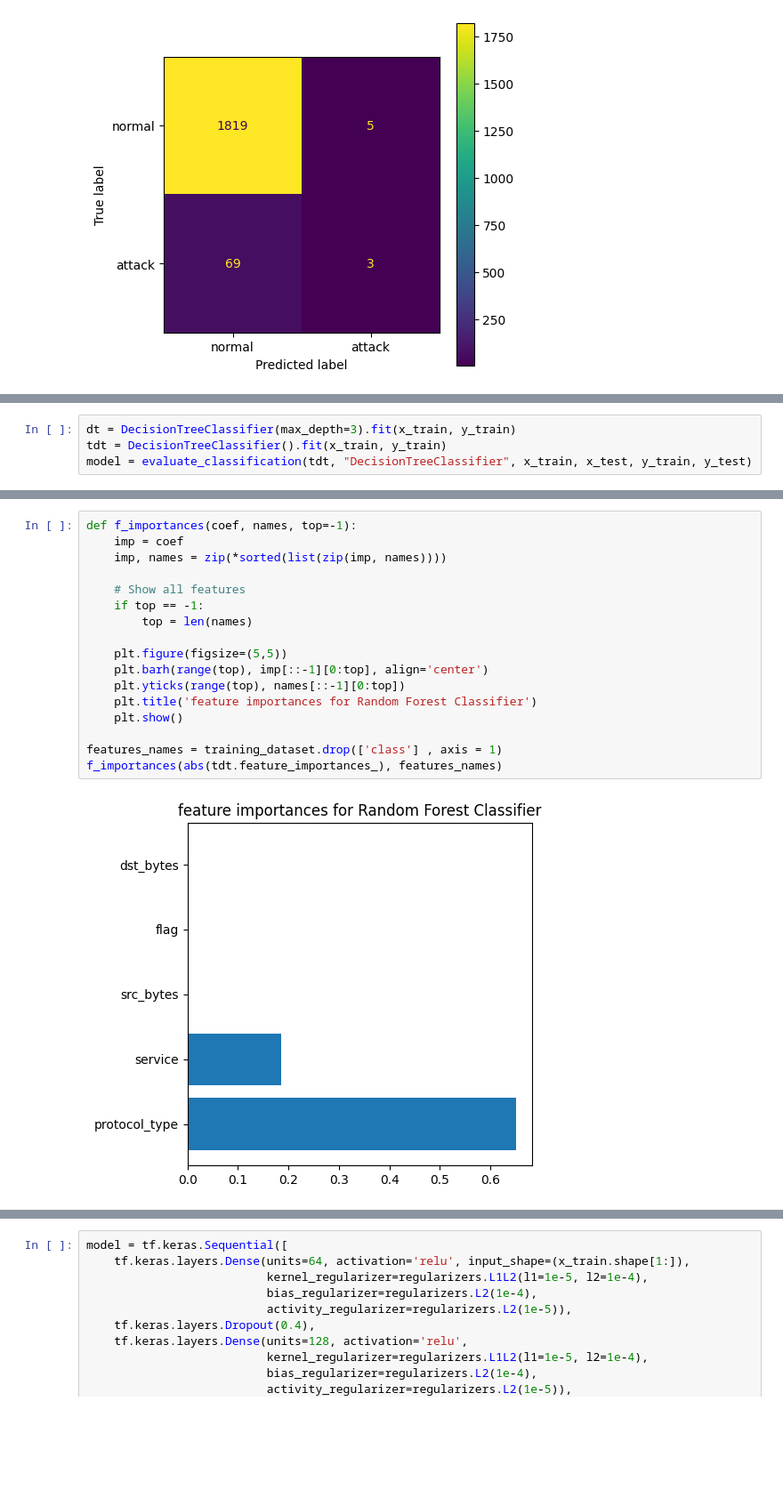
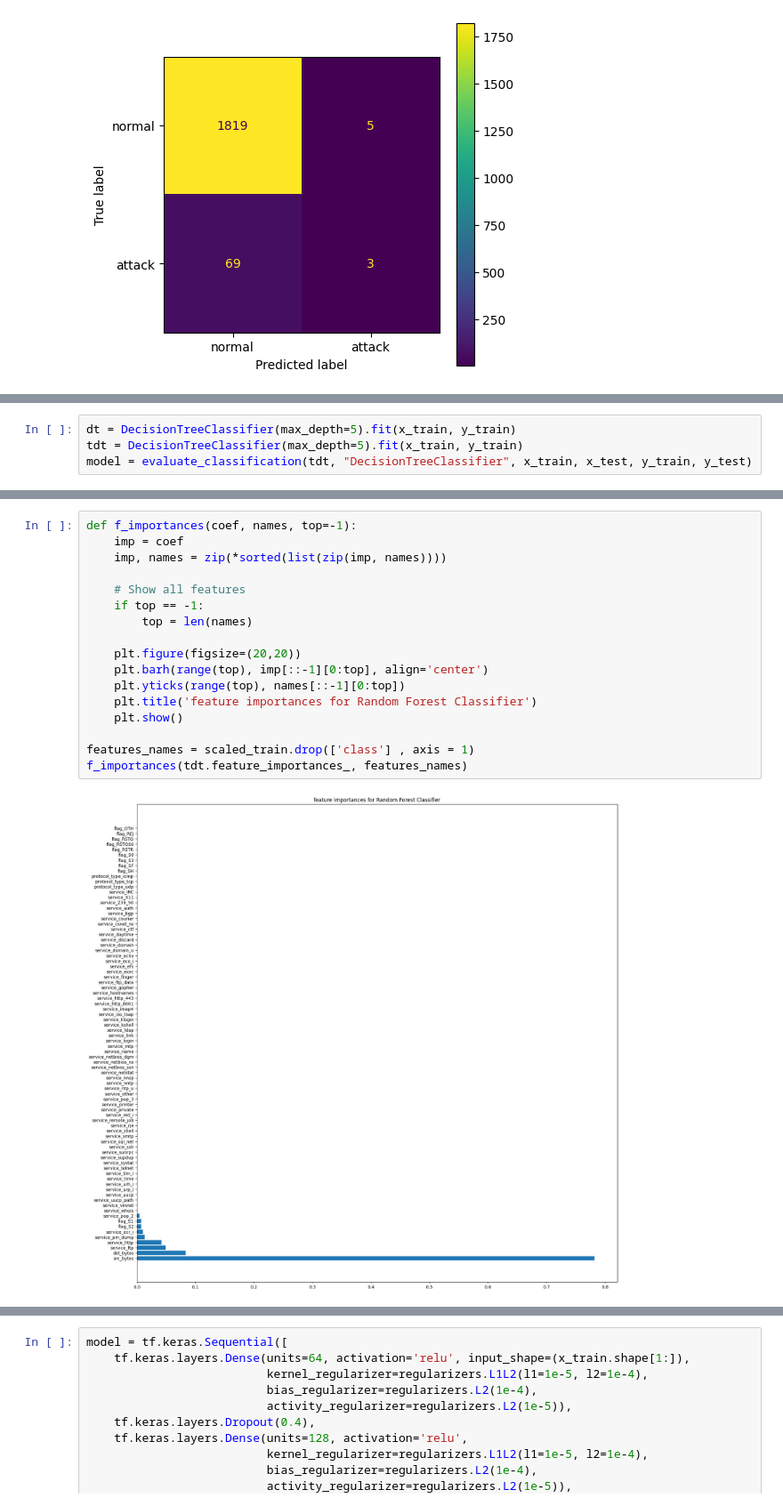
Before and after one commit to Sreyash-Reddy/Advanced_Snort, a Jupyter notebook: New_Model.ipynb, the cells around one changed output, grey strips where cells are left out. Shown at 89% size. Saved outputs shown, nothing was run; the diff lists cells and outputs as text; blank space fills up the shorter version.

```diff
--- a/New_Model.ipynb
+++ b/New_Model.ipynb
@@ -177,5 +270,5 @@ Training Recall Linear SVC 68.23104693140795  Test Recall Linear SVC 58.33333333
 # %%
-dt = DecisionTreeClassifier(max_depth=3).fit(x_train, y_train)
-tdt = DecisionTreeClassifier().fit(x_train, y_train)
+dt = DecisionTreeClassifier(max_depth=5).fit(x_train, y_train)
+tdt = DecisionTreeClassifier(max_depth=5).fit(x_train, y_train)
 model = evaluate_classification(tdt, "DecisionTreeClassifier", x_train, x_test, y_train, y_test)
 # %% [output]
@@ -186,20 +279,20 @@ Training Recall DecisionTreeClassifier 96.75090252707581  Test Recall DecisionTr
 # %%
 def f_importances(coef, names, top=-1):
     imp = coef
     imp, names = zip(*sorted(list(zip(imp, names))))
 
     # Show all features
     if top == -1:
         top = len(names)
 
-    plt.figure(figsize=(5,5))
+    plt.figure(figsize=(20,20))
     plt.barh(range(top), imp[::-1][0:top], align='center')
     plt.yticks(range(top), names[::-1][0:top])
     plt.title('feature importances for Random Forest Classifier')
     plt.show()
 
-features_names = training_dataset.drop(['class'] , axis = 1)
-f_importances(abs(tdt.feature_importances_), features_names)
+features_names = scaled_train.drop(['class'] , axis = 1)
+f_importances(tdt.feature_importances_, features_names)
 # %% [output]
-[figure, old version]
+[figure, new version]
 # %%
```
Also changed, not shown: parts of 19 cells of this notebook, 9 other files.
